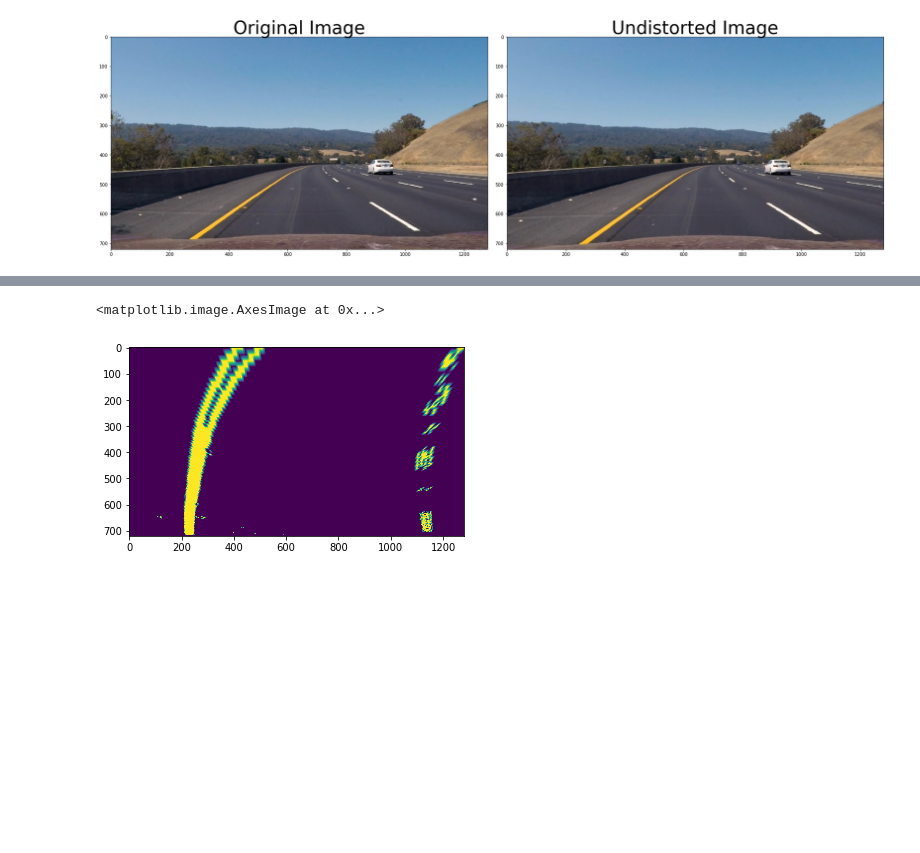
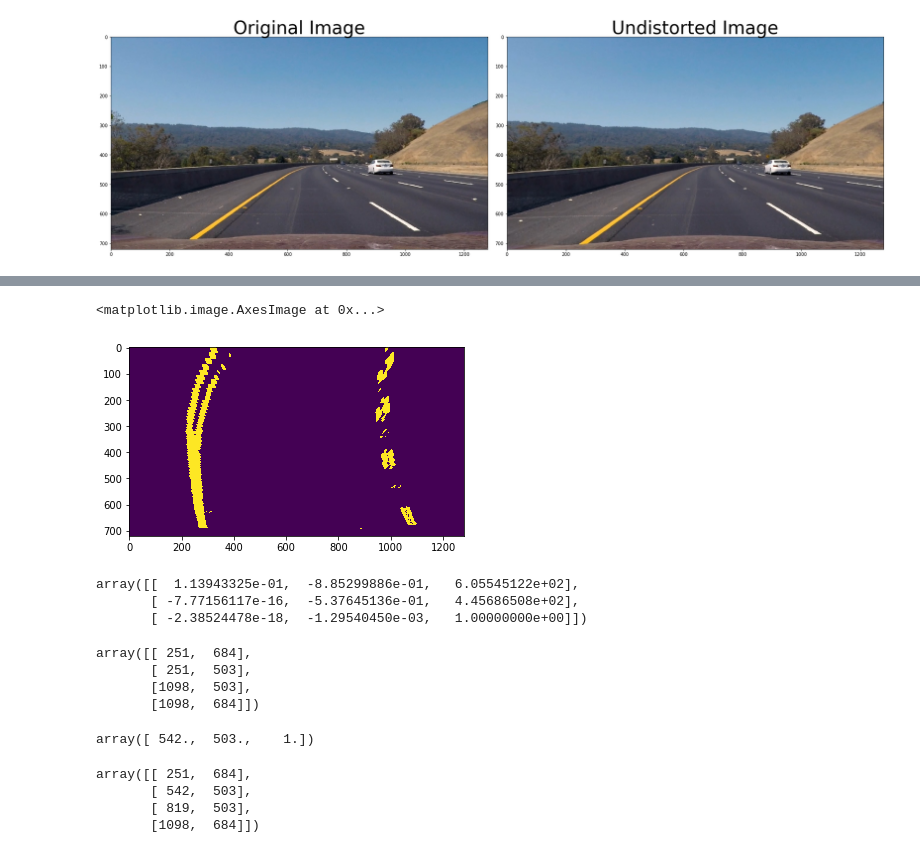
Before and after one commit to laljarus/Advanced-Lane-Detection, a Jupyter notebook: AdvancedLaneFinding.ipynb, the cells around one changed output, grey strips where cells are left out. Cells and saved outputs as stored; diff of their text form; code cells hidden in the pictures; blank space fills up the shorter version.

```diff
--- a/AdvancedLaneFinding.ipynb
+++ b/AdvancedLaneFinding.ipynb
@@ -36 +39,7 @@ ret, mtx, dist, rvecs, tvecs = cv2.calibrateCamera(objpoints, imgpoints, gray.sh
+# %%
+with open('CameraCalibration.p','rb') as f:
+    data = pickle.load(f)
+
+mtx = data[1]
+dist = data[2]
 # %%
@@ -289,7 +299,7 @@ def average_lines(lines,imshape,filt_coeff=1,height_coeff=0.7):
     if len(filt_right_lines)>0:
         mean_right = np.mean(filt_right_lines,axis=0)
 
-    y1 = imshape[0]
+    y1 = imshape[0]*0.95
     y2 = imshape[0]*height_coeff
 
     x1_left = (y1-mean_left[1])/mean_left[0]
@@ -302,7 +312,9 @@ def average_lines(lines,imshape,filt_coeff=1,height_coeff=0.7):
     mean_lines_img = np.zeros((imshape[0], imshape[1], 3), dtype=np.uint8)
     draw_lines(mean_lines_img, mean_lines,color=[255, 0, 0], thickness=7)
 
-    return mean_lines_img
+    lane_lines = np.array([[x1_left,y1],[x2_left,y2],[x2_right,y2],[x1_right,y1]],dtype = np.int32)
+
+    return mean_lines_img,lane_lines
 # %%
 img = mpimg.imread('./test_images/test3.jpg')
 
@@ -343,9 +371,11 @@ plt.subplots_adjust(left=0., right=1, top=0.9, bottom=0.)
 imshape = img.shape
 width = imshape[1]
 height = imshape[0]
-combined = np.uint8(combined)*255
-quad_parm = 0.13
-vertices = np.array([[(0,height),(width*(0.5-quad_parm),height*(0.5+quad_parm)),(width*(0.5+quad_parm),height*(0.5+quad_parm)),(width,height)]], dtype=np.int32)
+#combined = np.uint8(combined)*255
+height_prm = 0.11
+width_prm = 0.06
+vertices = np.array([[(width_prm*width,height*(1-height_prm/2)),(width*(0.5-width_prm),height*(0.5+height_prm)),
+                      (width*(0.5+width_prm),height*(0.5+height_prm)),(width*(1-width_prm),height*(1-height_prm/2))]], dtype=np.int32)
 # masking the image from canny edge algorithm
 masked_edges = region_of_interest(combined,vertices)
 
@@ -357,7 +387,7 @@ max_line_gap = 20    # maximum gap in pixels between connectable line segments
 [line_img,lines] = hough_lines(masked_edges,rho,theta,threshold,min_line_length,max_line_gap)
 
 
-mean_line_img =  average_lines(lines,imshape)
+mean_line_img,lane_lines =  average_lines(lines,imshape,height_coeff=0.7)
 lane_mark = weighted_img(mean_line_img,img,0.8,1,0)
 plt.imshow(lane_mark)
 # %% [output]
@@ -366,7 +396,20 @@ plt.imshow(lane_mark)
 # %%
 copy_image = np.copy(img)
-poly_pts = np.array([[220,720],[540,500],[790,500],[1140,720]],dtype = np.int32)
-copy_img = cv2.polylines(copy_image,[poly_pts],True,(255,0,0),lineType=8,thickness= 3)
+poly_pts = np.array([[230,720],[500,500],[820,500],[1230,720]],dtype = np.int32)
+
+offset = 25
+arrOffset = np.array([[-offset,0],[-0.5*offset,0],[offset,0],[offset,0]],dtype='int32')
+src = lane_lines + arrOffset
+
+x1_dst = src[0][0]
+x2_dst = src[3][0]
+
+y1_dst = src[0][1]
+y2_dst = src[1][1]
+
+dst = np.array([[x1_dst,y1_dst],[x1_dst,y2_dst],[x2_dst,y2_dst],[x2_dst,y1_dst]],dtype='int32')
+
+copy_img = cv2.polylines(copy_image,[src],True,(255,0,0),lineType=8,thickness= 3)
 plt.imshow(copy_img)
 # %% [output]
 <matplotlib.image.AxesImage at 0x...>
@@ -374,13 +430,38 @@ plt.imshow(copy_img)
 # %%
 img_size = (img.shape[1],img.shape[0])
-dst = np.array([[220,720],[220,500],[1140,500],[1140,720]],dtype = np.int32)
-M = cv2.getPerspectiveTransform(np.float32(poly_pts),np.float32(dst))
-Minv = cv2.getPerspectiveTransform(np.float32(dst),np.float32(poly_pts))
+#dst = np.array([[230,740],[230,500],[1230,500],[1230,720]],dtype = np.int32)
+M = cv2.getPerspectiveTransform(np.float32(src),np.float32(dst))
+Minv = cv2.getPerspectiveTransform(np.float32(dst),np.float32(src))
 image_warped = cv2.warpPerspective(combined,M,img_size,flags=cv2.INTER_LINEAR)
 plt.imshow(image_warped)
 # %% [output]
 <matplotlib.image.AxesImage at 0x...>
-[figure, old version]
+[figure, new version]
+# %%
+Minv
+# %% [output]
+array([[  1.13943325e-01,  -8.85299886e-01,   6.05545122e+02],
+       [ -7.77156117e-16,  -5.37645136e-01,   4.45686508e+02],
+       [ -2.38524478e-18,  -1.29540450e-03,   1.00000000e+00]])
+# %%
+dst
+# %% [output]
+array([[ 251,  684],
+       [ 251,  503],
+       [1098,  503],
+       [1098,  684]])
+# %%
+x = np.dot(Minv,np.array([251,503,1]))
+x/x[2]
+# %% [output]
+array([ 542.,  503.,    1.])
+# %%
+src
+# %% [output]
+array([[ 251,  684],
+       [ 542,  503],
+       [ 819,  503],
+       [1098,  684]])
 # %%
 binary_warped = image_warped
 # Assuming you have created a warped binary image called "binary_warped"
```
Also changed, not shown: parts of 17 cells of this notebook, 7 other files.
